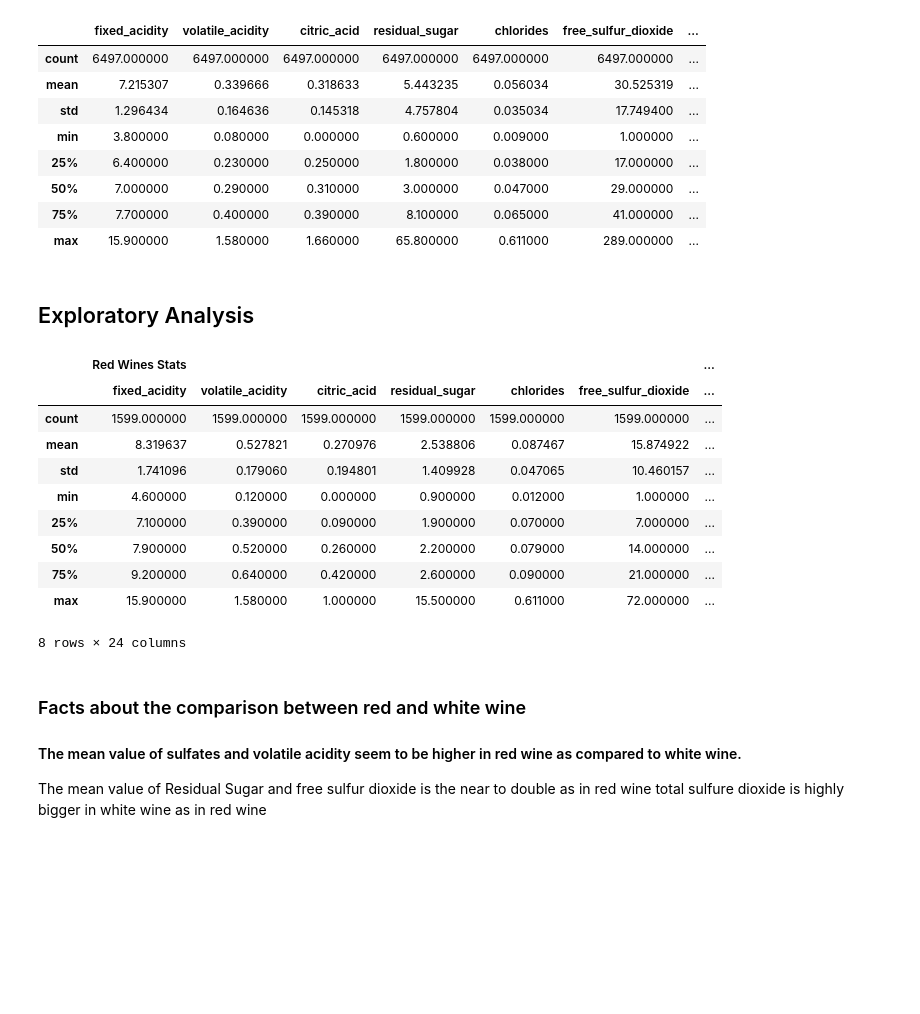
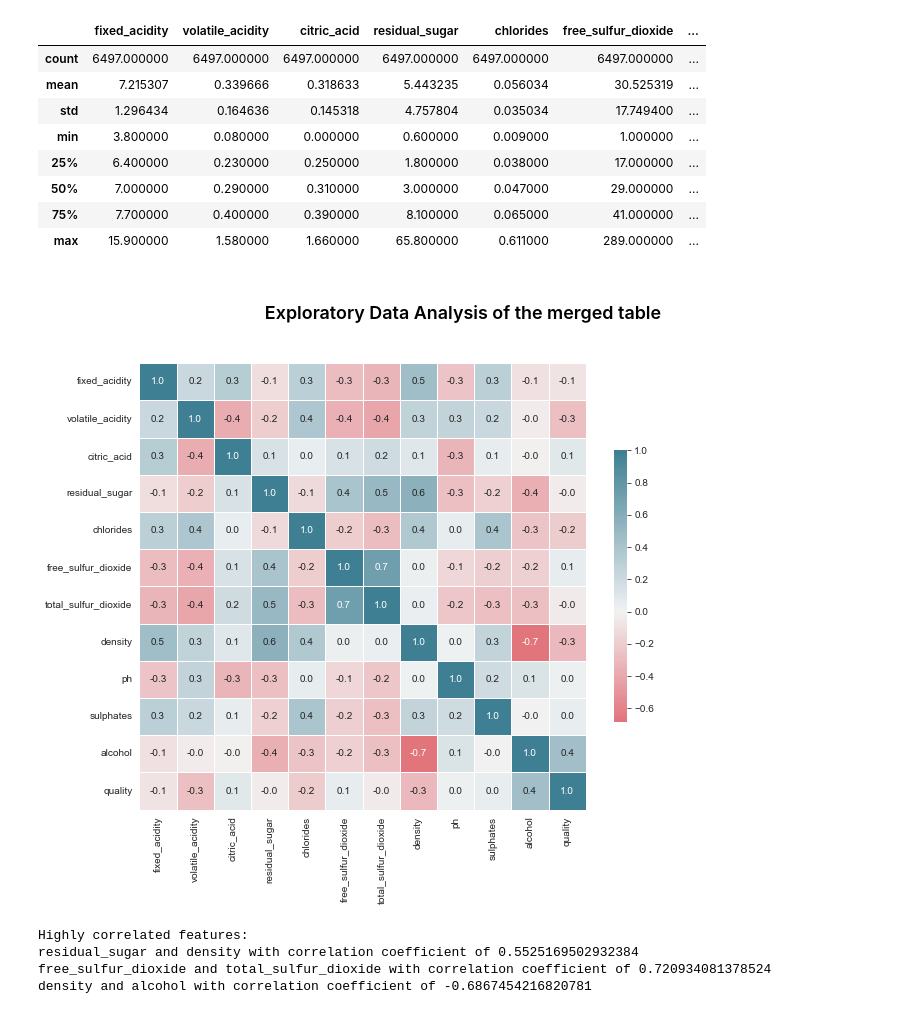
Before and after one commit to MaxLopezSalgado/wine_quality, a Jupyter notebook: wine_quality.ipynb, the cells around one changed output. Saved outputs shown, nothing was run; the diff lists cells and outputs as text; code cells hidden in the pictures; blank space fills up the shorter version.

Commit message:
created first graphs with matplotlib

```diff
--- a/wine_quality.ipynb
+++ b/wine_quality.ipynb
@@ -178,3 +197,0 @@ Index(['fixed_acidity', 'volatile_acidity', 'citric_acid', 'residual_sugar',
-# %%
-white_wine_quality.rename(columns=lambda x: x.strip().lower().replace(" ", "_"), inplace=True)
-white_wine_quality.columns
@@ -294,25 +336,36 @@ wine_quality.describe()
 | 50% | 7.000000 | 0.290000 | 0.310000 | 3.000000 | 0.047000 | 29.000000 | ... |
 | 75% | 7.700000 | 0.400000 | 0.390000 | 8.100000 | 0.065000 | 41.000000 | ... |
 | max | 15.900000 | 1.580000 | 1.660000 | 65.800000 | 0.611000 | 289.000000 | ... |
-# %% [markdown]
-## Exploratory Analysis
+# %% [markdown]
+
+<center><h3> Exploratory Data Analysis of the merged table</center></h3>
 # %%
 # Create a table like the one below to compare Descriptive Statistics between red and white wines.
 pd.concat([red_wine_quality.describe(), white_wine_quality.describe()], axis=1, keys=["Red Wines Stats", "White Wines Stats"])
+plt.figure(figsize=(10, 10))
+corr = wine_quality.corr()
+cmap = sns.diverging_palette(10, 220, as_cmap=True)
+sns.heatmap(corr, annot=True, fmt='.1f', cmap=cmap, center=0,
+            square=True, linewidths=.5, cbar_kws={"shrink": .5})
+plt.show()
 # %% [output]
-|  | Red Wines Stats |  |  |  |  |  | ... |
-|  | fixed_acidity | volatile_acidity | citric_acid | residual_sugar | chlorides | free_sulfur_dioxide | ... |
-| count | 1599.000000 | 1599.000000 | 1599.000000 | 1599.000000 | 1599.000000 | 1599.000000 | ... |
-| mean | 8.319637 | 0.527821 | 0.270976 | 2.538806 | 0.087467 | 15.874922 | ... |
-| std | 1.741096 | 0.179060 | 0.194801 | 1.409928 | 0.047065 | 10.460157 | ... |
-| min | 4.600000 | 0.120000 | 0.000000 | 0.900000 | 0.012000 | 1.000000 | ... |
-| 25% | 7.100000 | 0.390000 | 0.090000 | 1.900000 | 0.070000 | 7.000000 | ... |
-| 50% | 7.900000 | 0.520000 | 0.260000 | 2.200000 | 0.079000 | 14.000000 | ... |
-| 75% | 9.200000 | 0.640000 | 0.420000 | 2.600000 | 0.090000 | 21.000000 | ... |
-| max | 15.900000 | 1.580000 | 1.000000 | 15.500000 | 0.611000 | 72.000000 | ... |
-8 rows × 24 columns
+[figure, added]
-# %% [markdown]
-### Facts about the comparison between red and white wine
-#### The mean value of sulfates and volatile acidity seem to be higher in red wine as compared to white wine.
-The mean value of Residual Sugar and free sulfur dioxide is the near to double as in red wine
-total sulfure dioxide is highly bigger in white wine as in red wine
+# %%
+# find highly correlated features  about the comparison between red and white wine
+corr_matrix = wine_quality.corr()
+highly_correlated_features = []
+
+for i in range(len(corr_matrix.columns)):
+    for j in range(i+1, len(corr_matrix.columns)):
+        if abs(corr_matrix.iloc[i, j]) >= 0.5:
+            feature_pair = (corr_matrix.columns[i], corr_matrix.columns[j], corr_matrix.iloc[i, j])
+            highly_correlated_features.append(feature_pair)
+
+print("Highly correlated features:")
+for feature_pair in highly_correlated_features:
+    print(feature_pair[0], "and", feature_pair[1], "with correlation coefficient of", feature_pair[2])
+# %% [output]
+Highly correlated features:
+residual_sugar and density with correlation coefficient of 0.5525169502932384
+free_sulfur_dioxide and total_sulfur_dioxide with correlation coefficient of 0.720934081378524
+density and alcohol with correlation coefficient of -0.6867454216820781
```
Also changed, not shown: parts of 20 cells of this notebook.
